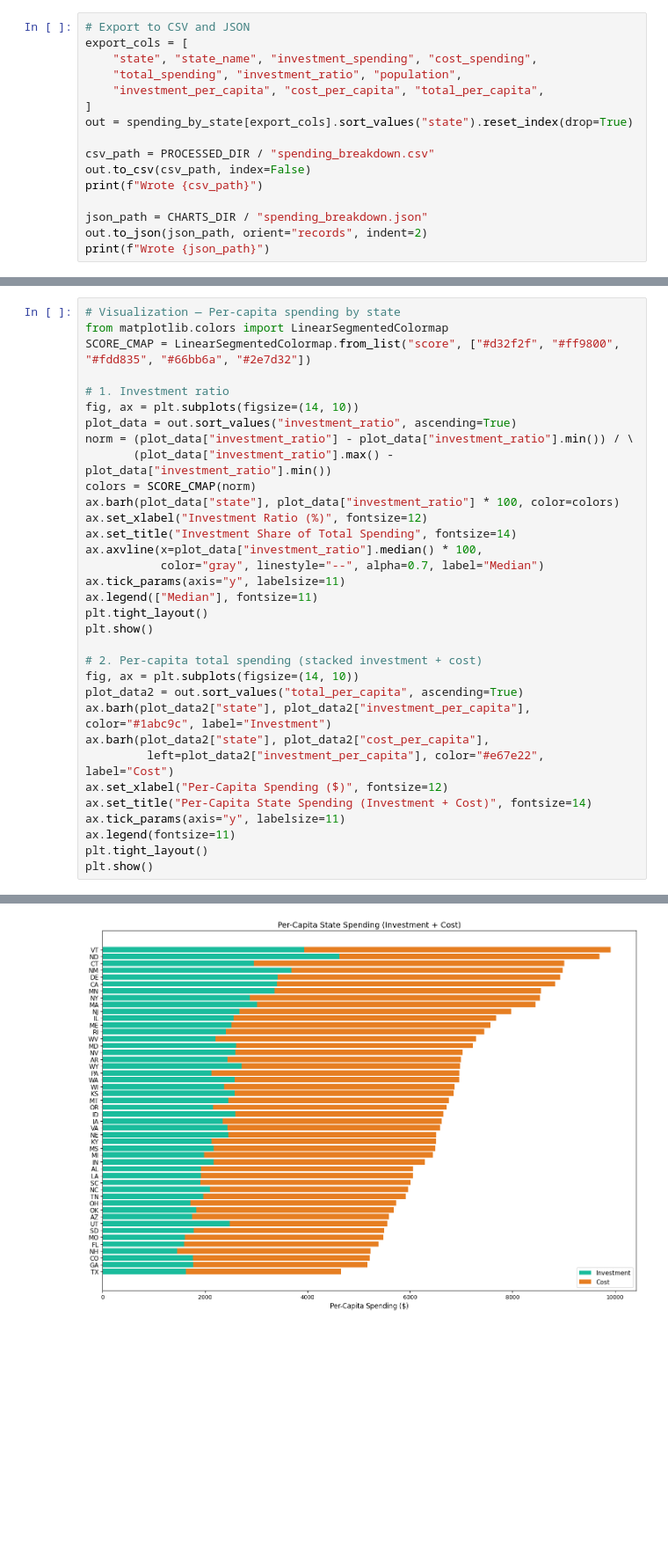
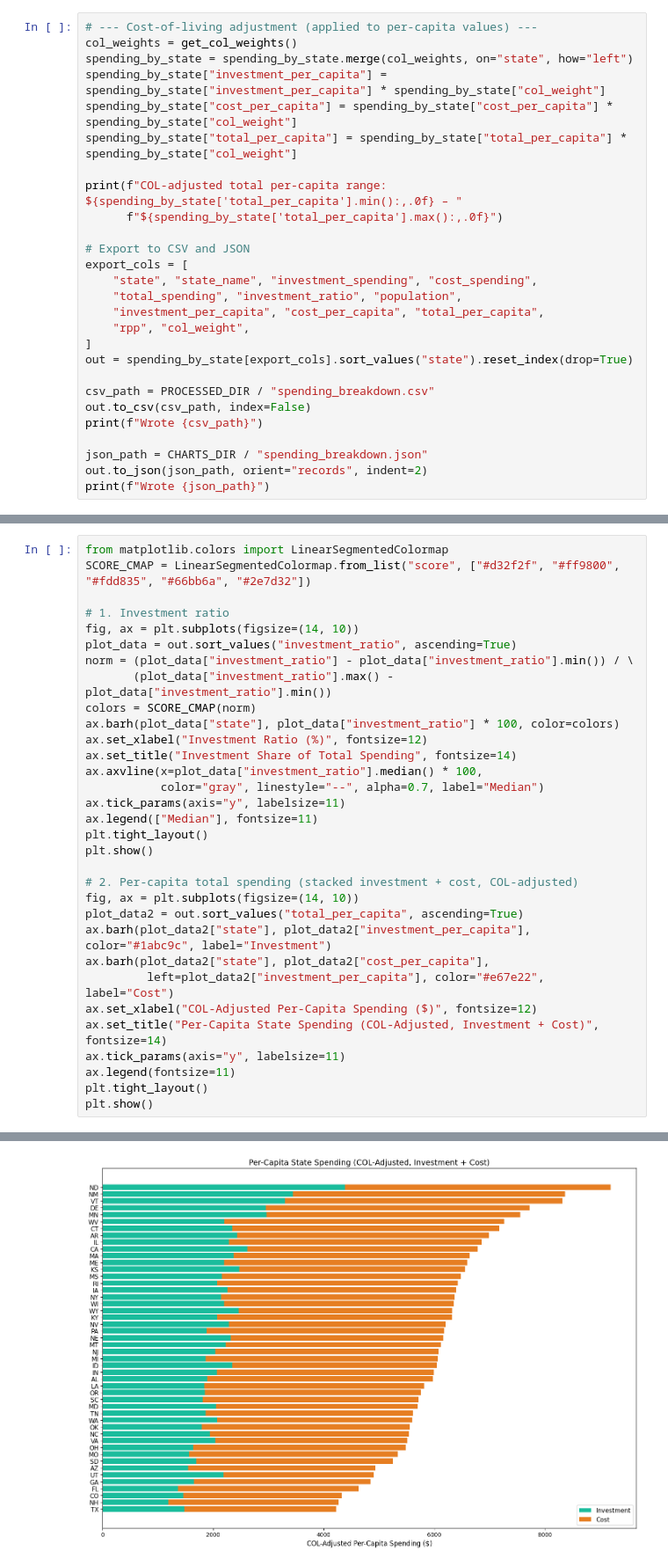
Before and after one commit to mckornfield/public-good-index, a Jupyter notebook: notebooks/02_spending_allocation.ipynb, the cells around one changed output, grey strips where cells are left out. Shown at 88% size. Cells and saved outputs as stored; diff of their text form; blank space fills up the shorter version.

Commit message:
fix: cost of living adjustment

```diff
--- a/notebooks/02_spending_allocation.ipynb
+++ b/notebooks/02_spending_allocation.ipynb
@@ -247,11 +248,22 @@ Per-capita total spending range: $4,658 – $9,920
 | 8 | GA | Georgia | $1,769 | $3,397 | $5,167 | 34.2% |
 | 10 | ID | Idaho | $2,587 | $4,064 | $6,651 | 38.9% |
 # %%
+# --- Cost-of-living adjustment (applied to per-capita values) ---
+col_weights = get_col_weights()
+spending_by_state = spending_by_state.merge(col_weights, on="state", how="left")
+spending_by_state["investment_per_capita"] = spending_by_state["investment_per_capita"] * spending_by_state["col_weight"]
+spending_by_state["cost_per_capita"] = spending_by_state["cost_per_capita"] * spending_by_state["col_weight"]
+spending_by_state["total_per_capita"] = spending_by_state["total_per_capita"] * spending_by_state["col_weight"]
+
+print(f"COL-adjusted total per-capita range: ${spending_by_state['total_per_capita'].min():,.0f} – "
+      f"${spending_by_state['total_per_capita'].max():,.0f}")
+
 # Export to CSV and JSON
 export_cols = [
     "state", "state_name", "investment_spending", "cost_spending",
     "total_spending", "investment_ratio", "population",
     "investment_per_capita", "cost_per_capita", "total_per_capita",
+    "rpp", "col_weight",
 ]
 out = spending_by_state[export_cols].sort_values("state").reset_index(drop=True)
 
@@ -266,41 +279,40 @@ print(f"Wrote {json_path}")
 Wrote ../data/processed/spending_breakdown.csv
 Wrote ../docs/charts/data/spending_breakdown.json
 # %%
-# Visualization — Per-capita spending by state
 from matplotlib.colors import LinearSegmentedColormap
 SCORE_CMAP = LinearSegmentedColormap.from_list("score", ["#d32f2f", "#ff9800", "#fdd835", "#66bb6a", "#2e7d32"])
 
 # 1. Investment ratio
 fig, ax = plt.subplots(figsize=(14, 10))
 plot_data = out.sort_values("investment_ratio", ascending=True)
 norm = (plot_data["investment_ratio"] - plot_data["investment_ratio"].min()) / \
        (plot_data["investment_ratio"].max() - plot_data["investment_ratio"].min())
 colors = SCORE_CMAP(norm)
 ax.barh(plot_data["state"], plot_data["investment_ratio"] * 100, color=colors)
 ax.set_xlabel("Investment Ratio (%)", fontsize=12)
 ax.set_title("Investment Share of Total Spending", fontsize=14)
 ax.axvline(x=plot_data["investment_ratio"].median() * 100,
            color="gray", linestyle="--", alpha=0.7, label="Median")
 ax.tick_params(axis="y", labelsize=11)
 ax.legend(["Median"], fontsize=11)
 plt.tight_layout()
 plt.show()
 
-# 2. Per-capita total spending (stacked investment + cost)
+# 2. Per-capita total spending (stacked investment + cost, COL-adjusted)
 fig, ax = plt.subplots(figsize=(14, 10))
 plot_data2 = out.sort_values("total_per_capita", ascending=True)
 ax.barh(plot_data2["state"], plot_data2["investment_per_capita"], color="#1abc9c", label="Investment")
 ax.barh(plot_data2["state"], plot_data2["cost_per_capita"],
          left=plot_data2["investment_per_capita"], color="#e67e22", label="Cost")
-ax.set_xlabel("Per-Capita Spending ($)", fontsize=12)
-ax.set_title("Per-Capita State Spending (Investment + Cost)", fontsize=14)
+ax.set_xlabel("COL-Adjusted Per-Capita Spending ($)", fontsize=12)
+ax.set_title("Per-Capita State Spending (COL-Adjusted, Investment + Cost)", fontsize=14)
 ax.tick_params(axis="y", labelsize=11)
 ax.legend(fontsize=11)
 plt.tight_layout()
 plt.show()
 # %% [output]
 [figure]
-[figure, old version]
+[figure, new version]
 # %%
 import plotly.express as px
 
```
Also changed, not shown: parts of 2 cells of this notebook, 26 other files.
